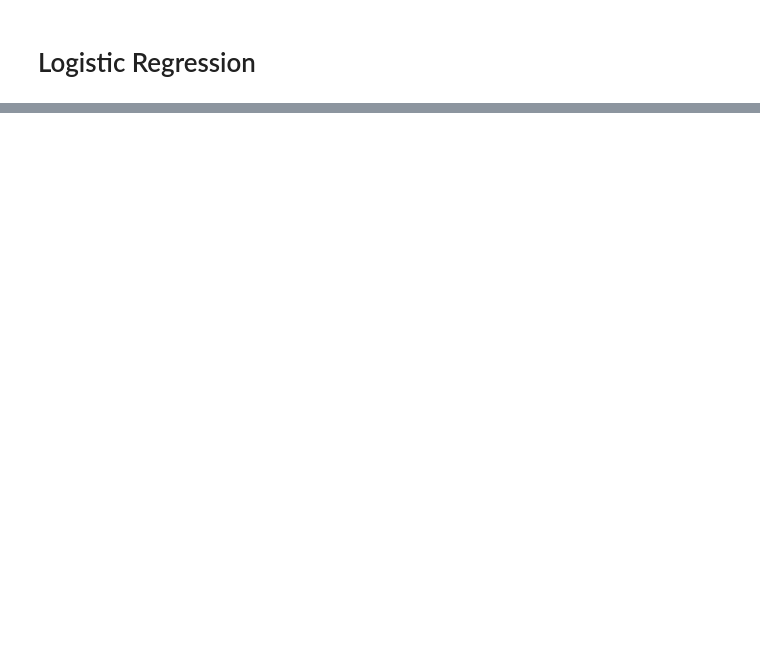
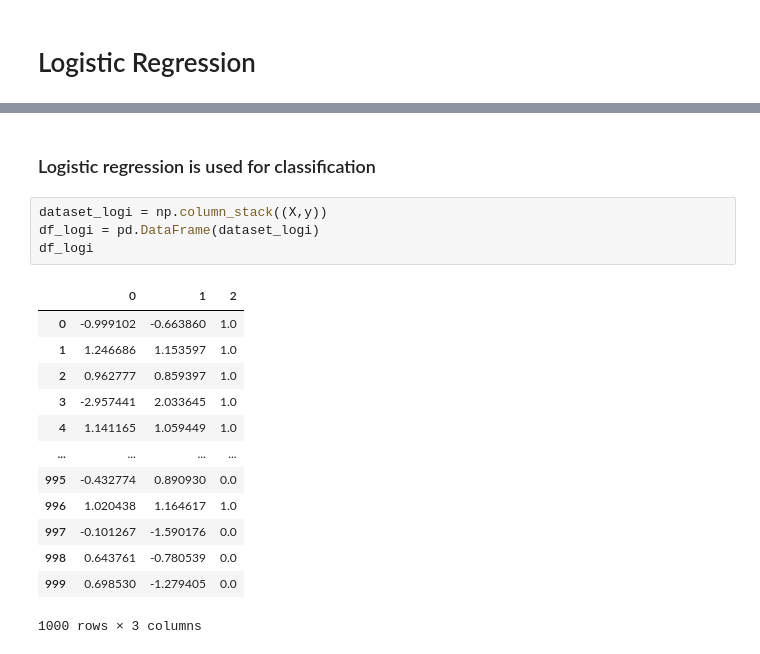
Before and after one commit to ParagGhatage/ML-Experiments, a Jupyter notebook: amazon-ml.ipynb, the cells around one changed output, grey strips where cells are left out. Drawn from its saved outputs; the diff is of its cells as text; blank space fills up the shorter version.

```diff
--- a/amazon-ml.ipynb
+++ b/amazon-ml.ipynb
@@ -123,0 +148,20 @@ print(error)
+# %% [markdown]
+### Logistic regression is used for classification
+# %%
+dataset_logi = np.column_stack((X,y))
+df_logi = pd.DataFrame(dataset_logi)
+df_logi
+# %% [output]
+|  | 0 | 1 | 2 |
+| 0 | -0.999102 | -0.663860 | 1.0 |
+| 1 | 1.246686 | 1.153597 | 1.0 |
+| 2 | 0.962777 | 0.859397 | 1.0 |
+| 3 | -2.957441 | 2.033645 | 1.0 |
+| 4 | 1.141165 | 1.059449 | 1.0 |
+| ... | ... | ... | ... |
+| 995 | -0.432774 | 0.890930 | 0.0 |
+| 996 | 1.020438 | 1.164617 | 1.0 |
+| 997 | -0.101267 | -1.590176 | 0.0 |
+| 998 | 0.643761 | -0.780539 | 0.0 |
+| 999 | 0.698530 | -1.279405 | 0.0 |
+1000 rows × 3 columns
```
Also changed, not shown: parts of 6 cells of this notebook.
